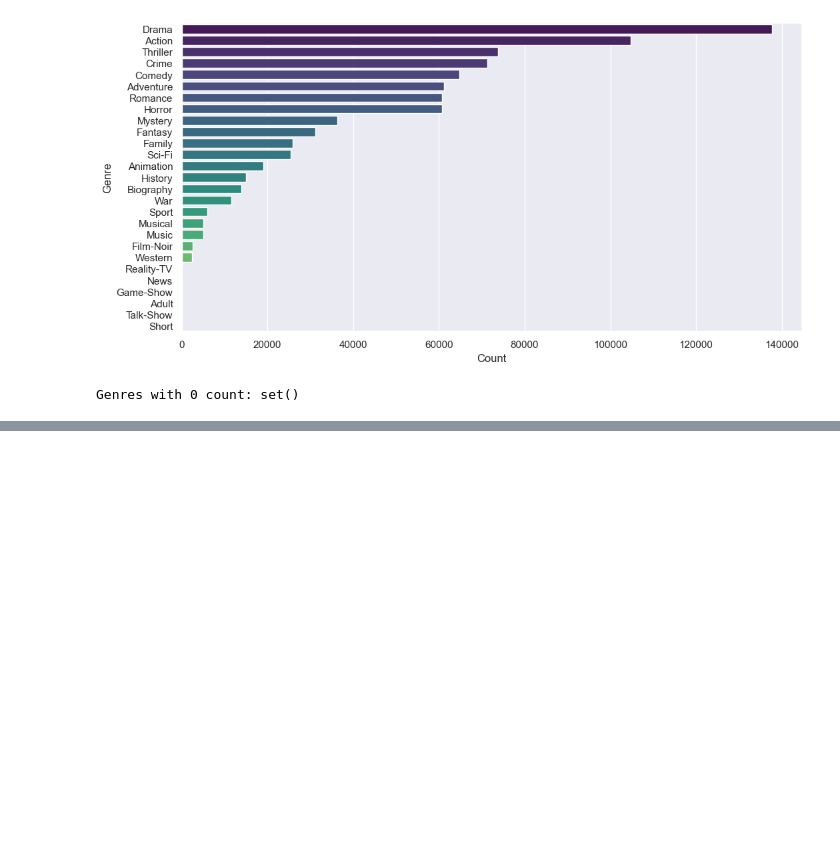
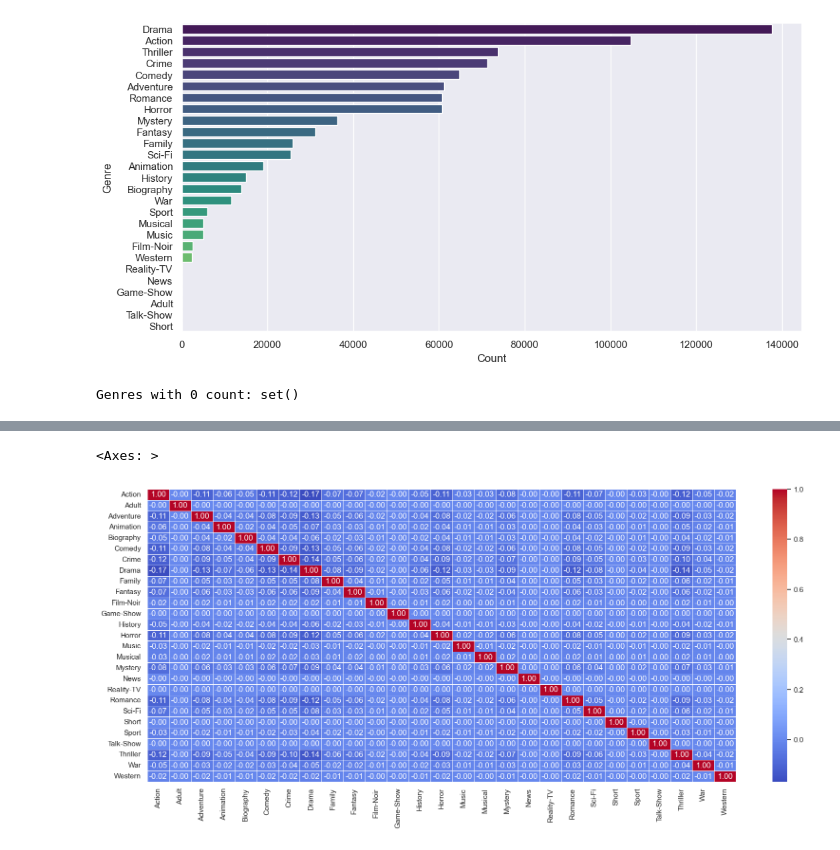
Before and after one commit to AbhAy120204/movie-classification, a Jupyter notebook: 1.ipynb, the cells around one changed output, grey strips where cells are left out. Cells and saved outputs as stored; diff of their text form; code cells hidden in the pictures; blank space fills up the shorter version.

Commit message:
correlation matrix between genres

```diff
--- a/1.ipynb
+++ b/1.ipynb
@@ -144,0 +218,2 @@ Genres with 0 count: set()
+# %%
+genre_dummies = df['genre_new'].explode().str.get_dummies()
@@ -144,0 +260,8 @@ Genres with 0 count: set()
+# %%
+correlation_matrix = genre_dummies.corr()
+# %%
+plt.figure(figsize=(20, 8))
+sns.heatmap(correlation_matrix, annot=True, cmap='coolwarm', fmt=".2f", linewidths=0.5)
+# %% [output]
+<Axes: >
+[figure, added]
```
Also changed, not shown: parts of 12 cells of this notebook.
